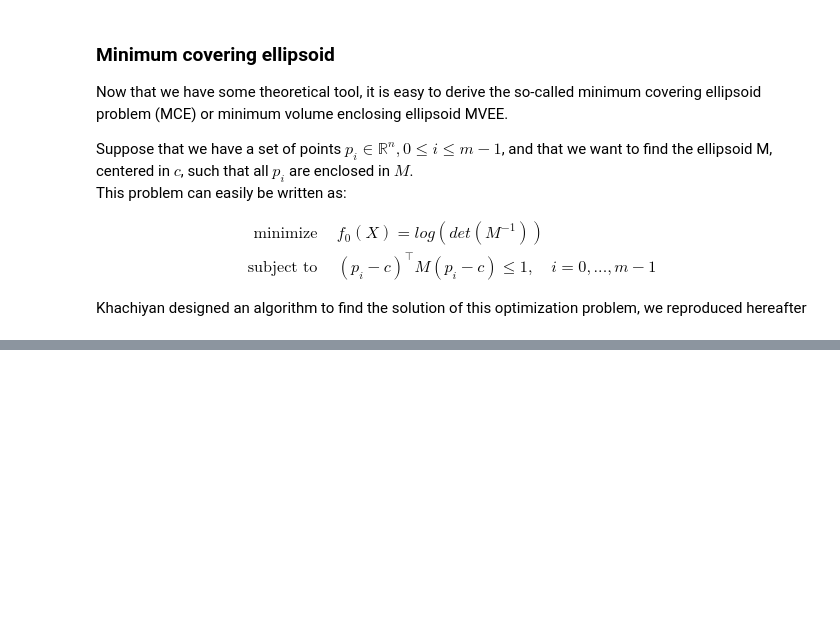
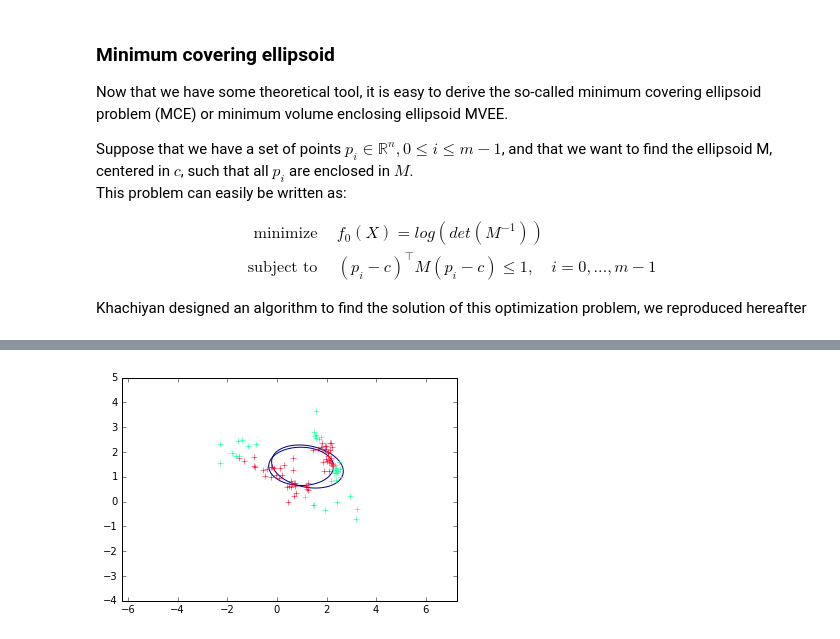
Before and after one commit to gnthibault/Optimisation-Python, a Jupyter notebook: EllipsoidEstimation.ipynb, the cells around one changed output, grey strips where cells are left out. Cells and saved outputs as stored; diff of their text form; code cells hidden in the pictures; blank space fills up the shorter version.

Commit message:
Em algorithm ok

```diff
--- a/EllipsoidEstimation.ipynb
+++ b/EllipsoidEstimation.ipynb
@@ -289,0 +406,93 @@ plt.axis('equal')
+# %%
+import random as rnd
+
+#Let's try this EM instance
+Sigma1 = np.dot(GetRotMat(np.pi/8),np.dot([[0.02,0],[0,0.5]],GetRotMat(np.pi/8).T))
+Sigma2 = np.dot(GetRotMat(np.pi/3),np.dot([[0.08,0],[0,2]],GetRotMat(np.pi/3).T))
+
+#generate 2 random instances
+k = 250
+X = np.random.multivariate_normal([2,2],Sigma1,k/2)
+Y = np.random.multivariate_normal([0,1],Sigma2,k/2)
+X=np.concatenate((X,Y),axis=0)
+np.random.shuffle(X)
+X=X.T
+
+#Generate predefined meshgrid
+minAx=-4
+maxAx=5
+x = np.linspace(minAx, maxAx, 100)
+y = np.linspace(minAx, maxAx, 100)
+Xax, Yax = np.meshgrid(x,y)
+xvec = np.array([np.reshape(Xax,Xax.size),np.reshape(Yax,Yax.size)])
+
+#Now Initialize n clusters, here n=2
+nclusters=2
+clusters = []
+for i in range(nclusters):
+    clusters.append({})
+belonging = np.random.randint(0,nclusters,k)
+likeMap = np.zeros((k,nclusters))
+
+#EM algorithm
+nb_iter = 5
+loglikelihood = []
+
+for iter in range(nb_iter):
+    #Expectation
+    for i in range(nclusters):
+        belongs = belonging==i
+        #print "belongs for cluster "+str(i)+" = "+str(belongs)
+        ki=np.count_nonzero(belongs)
+        Xi = X[:,belongs]
+        mu = (Xi.sum(1)/ki).reshape(2,1)
+        clusters[i]['mu'] = mu
+        XiCent = Xi-mu
+        clusters[i]['Sigma'] = np.dot(XiCent,XiCent.T)/ki
+
+    #Maximization
+    for idx,cl in enumerate(clusters):
+        coef = 1/np.sqrt(np.power(2*np.pi,2)*la.det(cl['Sigma']))
+        test=np.dot(la.inv(cl['Sigma']),X-cl['mu'])
+        likeMap[:,idx]=coef * np.exp(-0.5* np.sum(test*(X-cl['mu']),0))
+        belonging=np.argmax(likeMap,1)
+
+    #total likelihood
+    loglikelihood.append(np.log(likeMap[range(len(belonging)),belonging].sum()))
+
+    #Check that no cluster stole all the elements
+    for idx,cl in enumerate(clusters):
+        minNbElem = np.maximum(2,k/(nclusters*3))
+        if np.count_nonzero(belonging==idx)<minNbElem:
+            print "Clustering restart, because population went under "+\
+                str(100./(nclusters*3.))+"% of the dataset"
+            #Steal the farthest point in the biggest cluster
+            bigClIdx = np.bincount(belonging).argmax()
+            belonging[ likeMap[:,bigClIdx].argsort()[:minNbElem]]=idx
+
+    cm = plt.get_cmap('gist_rainbow')
+    colors = [cm(1.*i/len(clusters)) for i in range(len(clusters))]
+
+    #plot clustering results
+    for idx,cl in enumerate(clusters):
+        belongs = belonging==idx
+
+        plt.figure(iter)
+        #plot points with specific color
+        plt.plot(X[0,belongs],X[1,belongs], '+', color=colors[idx])
+
+        #plot contour
+        sig = cl['Sigma']
+        mu = cl['mu']
+        coef = 1/np.sqrt(np.power(2*np.pi,2)*la.det(sig))
+        test=np.dot(la.inv(sig),xvec-mu)
+        Ei=coef * np.exp(-0.5* np.sum(test*(xvec-mu),0))
+        plt.contour(Xax,Yax,np.reshape(Ei,Xax.shape),1,color=colors[idx])
+        plt.axis('equal')
+
+plt.figure(iter+1)
+plt.title( "Log Likelihood of parameters given dataset")
+plt.xlabel('Number of EM iterations')
+plt.ylabel('Log Likelihood')
+plt.plot(range(nb_iter),loglikelihood)
+# %% [output]
@@ -289,0 +500 @@ plt.axis('equal')
+[figure, added]
```
Also changed, not shown: parts of 9 cells of this notebook, 1 other file.
